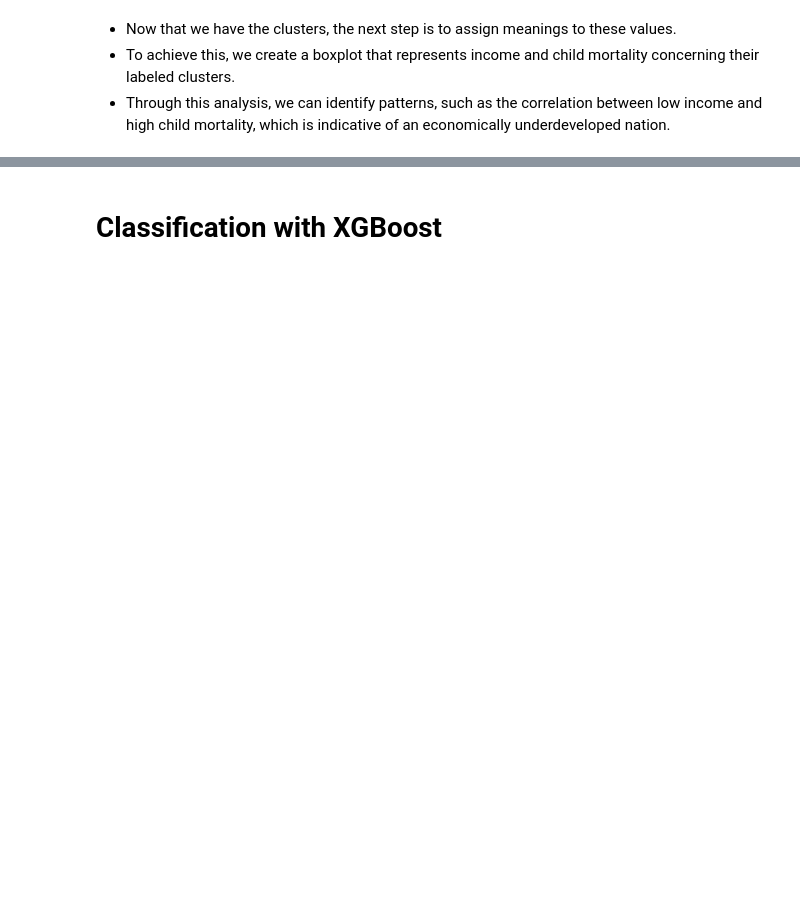
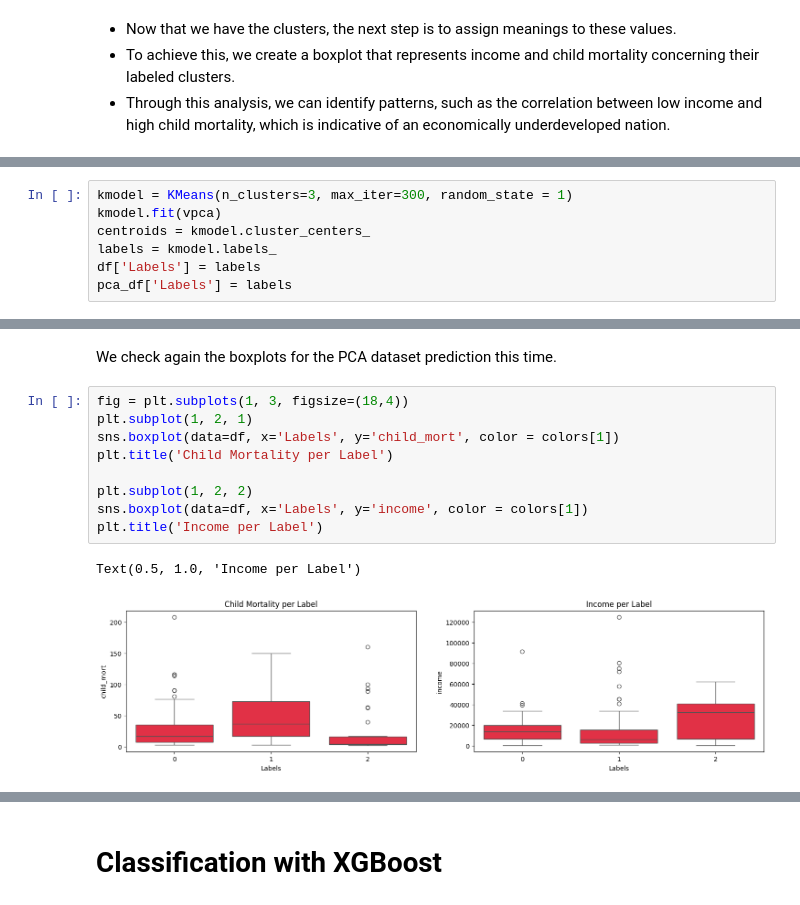
Before and after one commit to Clement733/Global-Aid-Assessment-and-Continent-Classification, a Jupyter notebook: project.ipynb, the cells around one changed output, grey strips where cells are left out. Drawn from its saved outputs; the diff is of its cells as text; blank space fills up the shorter version.

```diff
--- a/project.ipynb
+++ b/project.ipynb
@@ -1020,0 +922,7 @@ Thus, we can see that the KMeans model works really well with the data given giv
+# %%
+kmodel = KMeans(n_clusters=3, max_iter=300, random_state = 1)
+kmodel.fit(vpca)
+centroids = kmodel.cluster_centers_
+labels = kmodel.labels_
+df['Labels'] = labels
+pca_df['Labels'] = labels
@@ -1020,0 +949,14 @@ Thus, we can see that the KMeans model works really well with the data given giv
+# %% [markdown]
+We check again the boxplots for the PCA dataset prediction this time.
+# %%
+fig = plt.subplots(1, 3, figsize=(18,4))
+plt.subplot(1, 2, 1)
+sns.boxplot(data=df, x='Labels', y='child_mort', color = colors[1])
+plt.title('Child Mortality per Label')
+
+plt.subplot(1, 2, 2)
+sns.boxplot(data=df, x='Labels', y='income', color = colors[1])
+plt.title('Income per Label')
+# %% [output]
+Text(0.5, 1.0, 'Income per Label')
+[figure, added]
```
Also changed, not shown: parts of 60 cells of this notebook.
